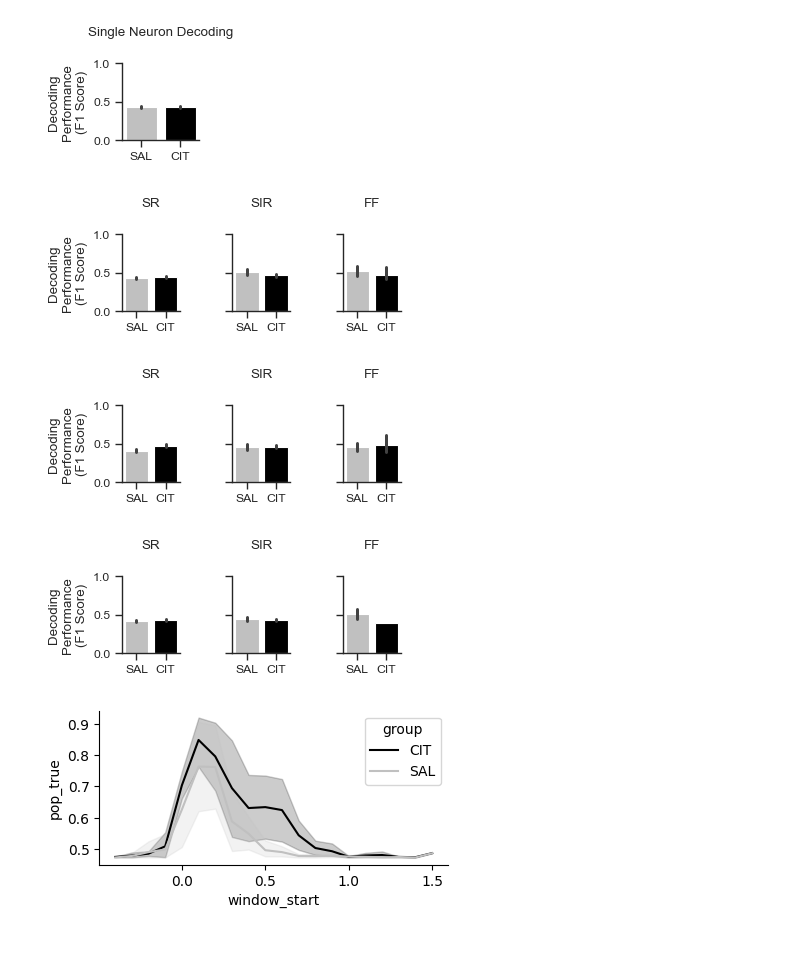
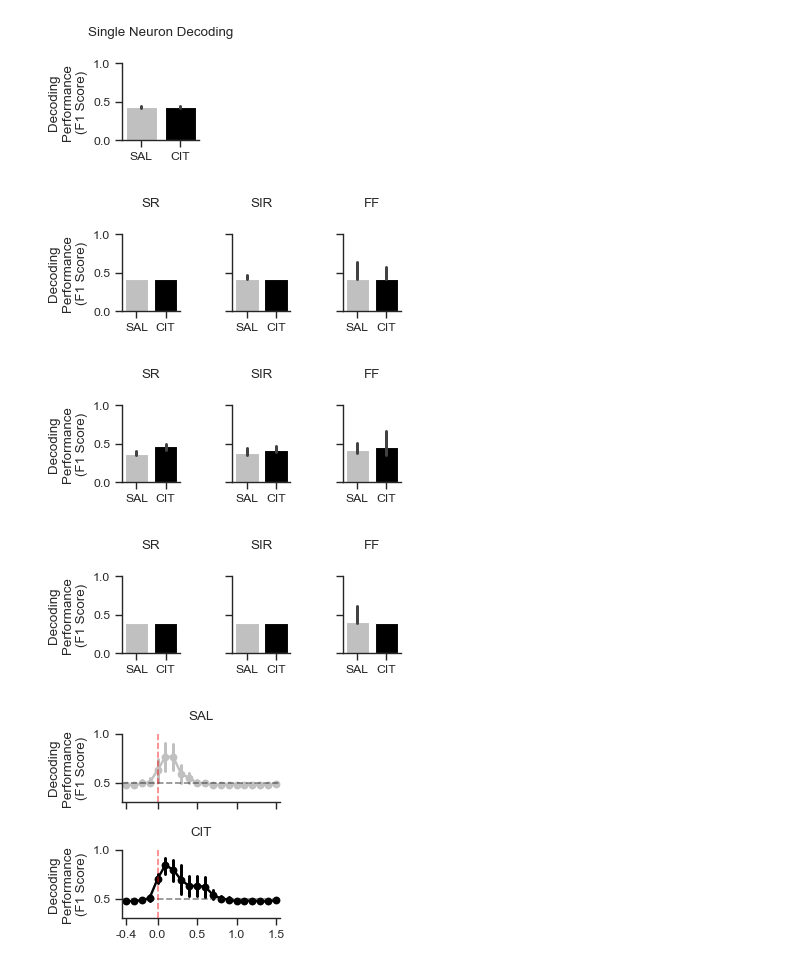
Before and after one commit to Ruairi-osul/SSRI-Interactions, a Jupyter notebook: notebooks/Foot Shock - Slow/Decode Fast Figure.ipynb, the cells around one changed output. Drawn from its saved outputs; the diff is of its cells as text; code cells hidden in the pictures.

```diff
--- a/notebooks/Foot Shock - Slow/Decode Fast Figure.ipynb
+++ b/notebooks/Foot Shock - Slow/Decode Fast Figure.ipynb
@@ -148,7 +148,7 @@ def plot_neuron_facet(df, window, ):
         x="group",
         y="F1 Score",
         palette=PAL_GREY_BLACK[::-1],
-        # estimator=np.median
+        estimator=np.median
     )
 
     # ax_neuron = g
@@ -170,31 +170,6 @@ g_w1.savefig(fig_dir / "fs_fast_w1_neuron_facet.png", bbox_inches="tight", dpi=3
 g_w2.savefig(fig_dir / "fs_fast_w2_neuron_facet.png", bbox_inches="tight", dpi=300)
 g_comp.savefig(fig_dir / "fs_fast_comp_neuron_facet.png", bbox_inches="tight", dpi=300)
 # %% [output]
-[figure, old version]
+[figure, new version]
-[figure, old version]
+[figure, new version]
-[figure, old version]
+[figure, new version]
-# %%
-from ssri_interactions.plots.pallets_cmaps import PAL_GREY_BLACK
-
-neuron_types = load_derived_generic("neuron_types.csv")
-
-f_offset = plt.figure(figsize=(4.5, 2))
-ax_offset = f_offset.subplots()
-
-
-(
-    df_f1_pop
-    .merge(neuron_types[["session_name", "group"]].drop_duplicates(), on="session_name")
-    .pipe(lambda x: sns.lineplot(
-        data=x,
-        x="window_start",
-        y="pop_true",
-        hue="group",
-        ax=ax_offset,
-        palette=PAL_GREY_BLACK,
-        hue_order=["CIT", "SAL"],
-    ))
-)
-sns.despine(fig=f_offset)
-# %% [output]
-[figure, removed]
@@ -213,0 +176,40 @@ df_f1_pop
+# %%
+from ssri_interactions.plots.pallets_cmaps import PAL_GREY_BLACK
+
+neuron_types = load_derived_generic("neuron_types.csv")
+df_window = (
+    load_derived_generic("decoding/fs_fast - pop - windows.csv")
+    .merge(neuron_types[["session_name", "group"]].drop_duplicates(), on="session_name")
+)
+
+
+
+g = sns.FacetGrid(
+    row="group",
+    row_order=["SAL", "CIT"],
+    data=df_window,
+    height=1.2,
+    aspect=1.7,
+    gridspec_kws=dict(hspace=0.7)
+)
+
+g.map_dataframe(
+    sns.pointplot,
+    x="window_start",
+    y="pop_true",
+    hue="group",
+    hue_order=["SAL", "CIT"],
+    palette=PAL_GREY_BLACK[::-1],
+    scale=0.8,
+)
+
+g.set_titles("{row_name}", pad=10)
+g.set_xlabels("")
+for ax in g.axes.flatten():
+    ax.set_xticks([0, 4, 9, 14, 19])
+    ax.set_ylim(0.3, 1)
+    ax.axhline(0.5, ls="--", color="k", alpha=0.5)
+    ax.axvline(4, ls="--", color="red", alpha=0.5)
+    ax.set_ylabel("Decoding\nPerformance\n(F1 Score)")
+# %% [output]
+[figure, added]
```
Also changed, not shown: parts of 6 cells of this notebook, 1 other file.
